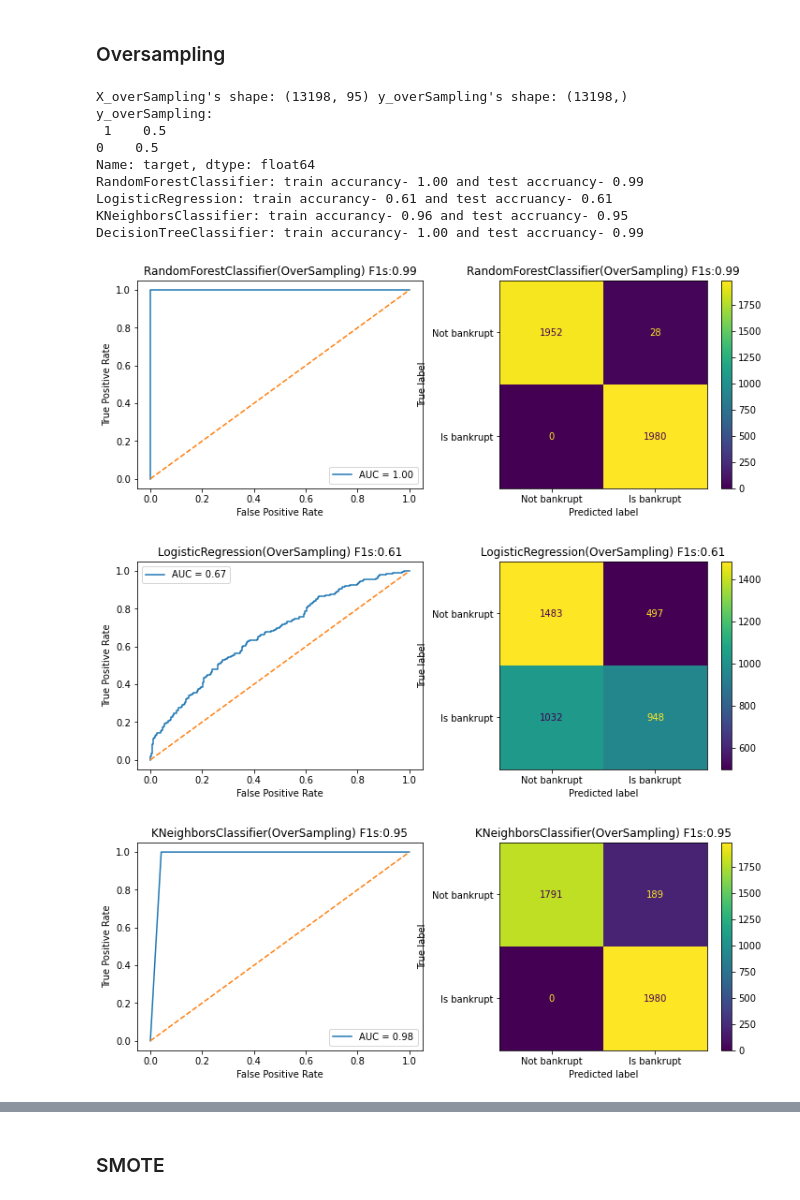
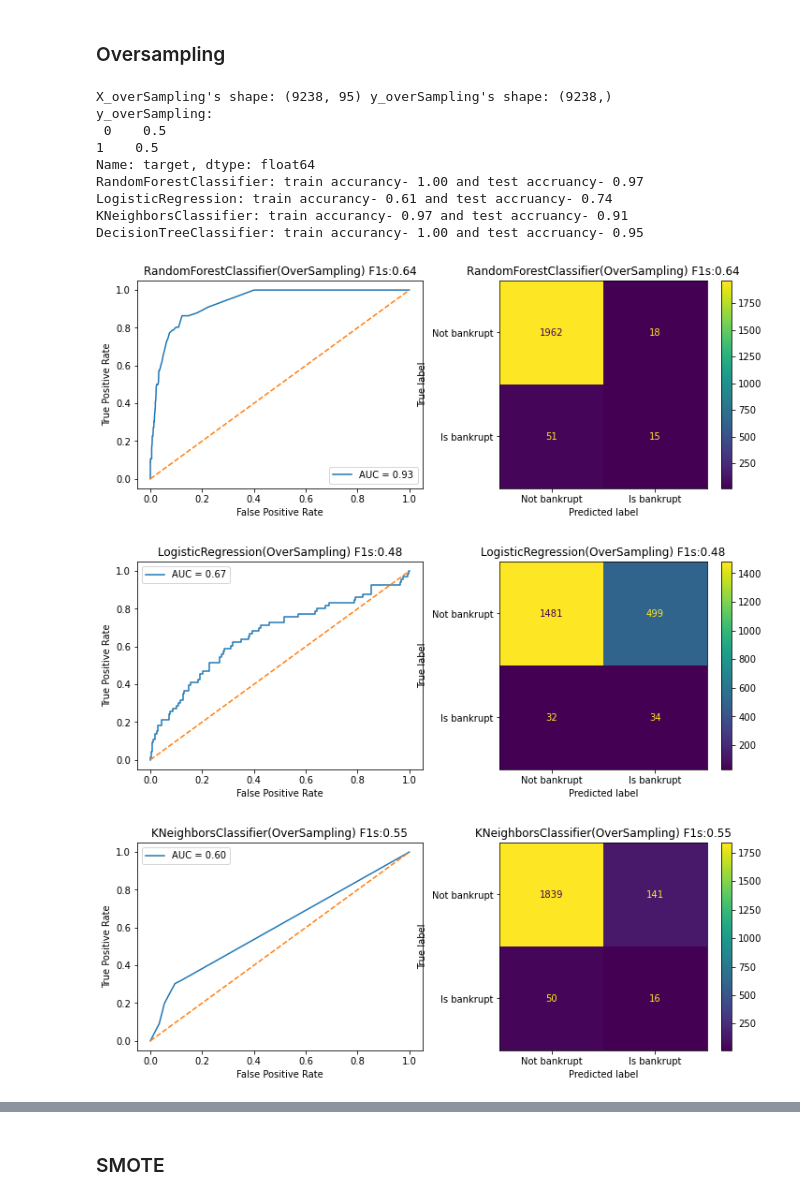
Before and after one commit to gg41825/ml-group-project, a Jupyter notebook: Bankruptcy_Jan20_combined.ipynb, the cells around one changed output, grey strips where cells are left out. Cells and saved outputs as stored; diff of their text form; code cells hidden in the pictures.

```diff
--- a/Bankruptcy_Jan20_combined.ipynb
+++ b/Bankruptcy_Jan20_combined.ipynb
@@ -193,14 +207,11 @@ def print_roc_auc_curve_cm(y_test, y_pre, probabilities, md_name, data_name):
 def get_f1score_accuracy(md_name, y_test, y_pre):
     return f1_score(y_test, y_pre, average="macro"), accuracy_score(y_test, y_pre)
 # %%
-def testModels(X, y, data_name, needPrint):
+def testModels(X_train, y_train, X_test, y_test, data_name, needPrint):
     # init model f1 and accuracy
     models_f1Score.loc[data_name] = np.zeros(len(models))
     models_accurracy.loc[data_name] = np.zeros(len(models))
 
-    X_train, X_test, y_train, y_test = train_test_split(
-        X, y, test_size=0.3, random_state=0, stratify=y
-    )
     for md_name, md in zip(models_name, models):
         # predict
         md.fit(X_train, y_train)
@@ -261,25 +272,25 @@ DecisionTreeClassifier: train accurancy- 1.00 and test accruancy- 0.79
 # %%
 # Oversampling
 ros = RandomOverSampler(random_state=0)
-X_overSampling, y_overSampling = ros.fit_resample(X, y)
+X_overSampling, y_overSampling = ros.fit_resample(X_train, y_train)
 print(
     "X_overSampling's shape:",
     X_overSampling.shape,
     "y_overSampling's shape:",
     y_overSampling.shape,
 )
 print("y_overSampling:\n", y_overSampling.value_counts(normalize=True))
-testModels(X_overSampling, y_overSampling, C_OVERSAMPLING, True)
+testModels(X_overSampling, y_overSampling, X_test, y_test, C_OVERSAMPLING, True)
 # %% [output]
-X_overSampling's shape: (13198, 95) y_overSampling's shape: (13198,)
+X_overSampling's shape: (9238, 95) y_overSampling's shape: (9238,)
 y_overSampling:
- 1    0.5
-0    0.5
+ 0    0.5
+1    0.5
 Name: target, dtype: float64
-RandomForestClassifier: train accurancy- 1.00 and test accruancy- 0.99
-LogisticRegression: train accurancy- 0.61 and test accruancy- 0.61
-KNeighborsClassifier: train accurancy- 0.96 and test accruancy- 0.95
-DecisionTreeClassifier: train accurancy- 1.00 and test accruancy- 0.99
+RandomForestClassifier: train accurancy- 1.00 and test accruancy- 0.97
+LogisticRegression: train accurancy- 0.61 and test accruancy- 0.74
+KNeighborsClassifier: train accurancy- 0.97 and test accruancy- 0.91
+DecisionTreeClassifier: train accurancy- 1.00 and test accruancy- 0.95
-[figure, old version]
+[figure, new version]
-[figure, old version]
+[figure, new version]
-[figure, old version]
+[figure, new version]
```
Also changed, not shown: parts of 36 cells of this notebook.
